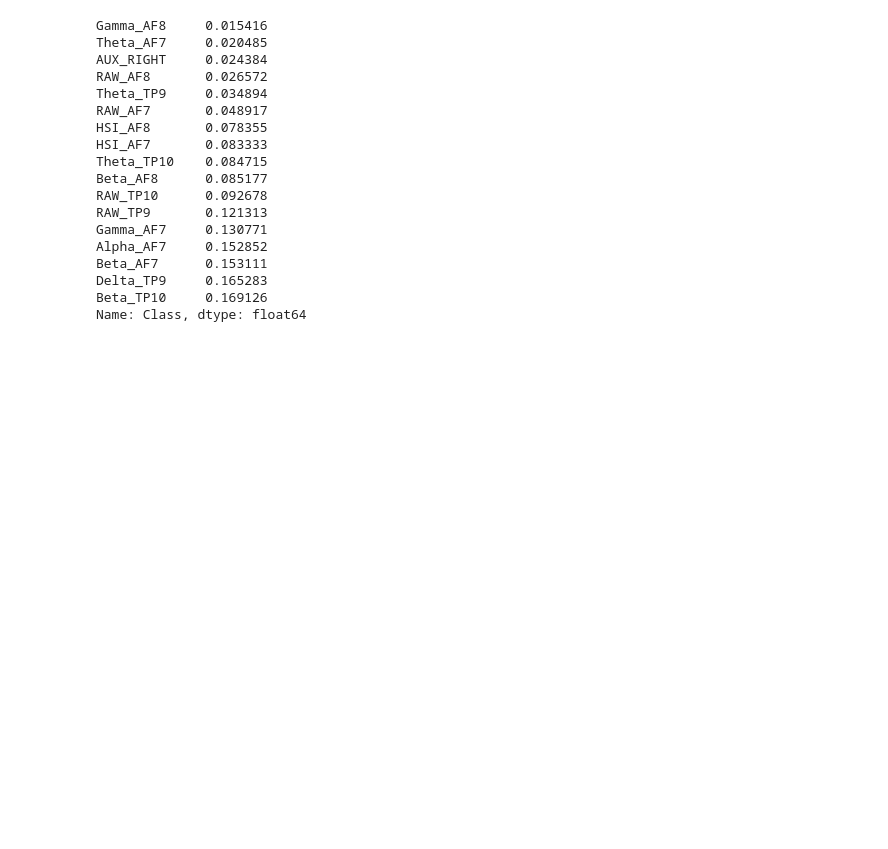
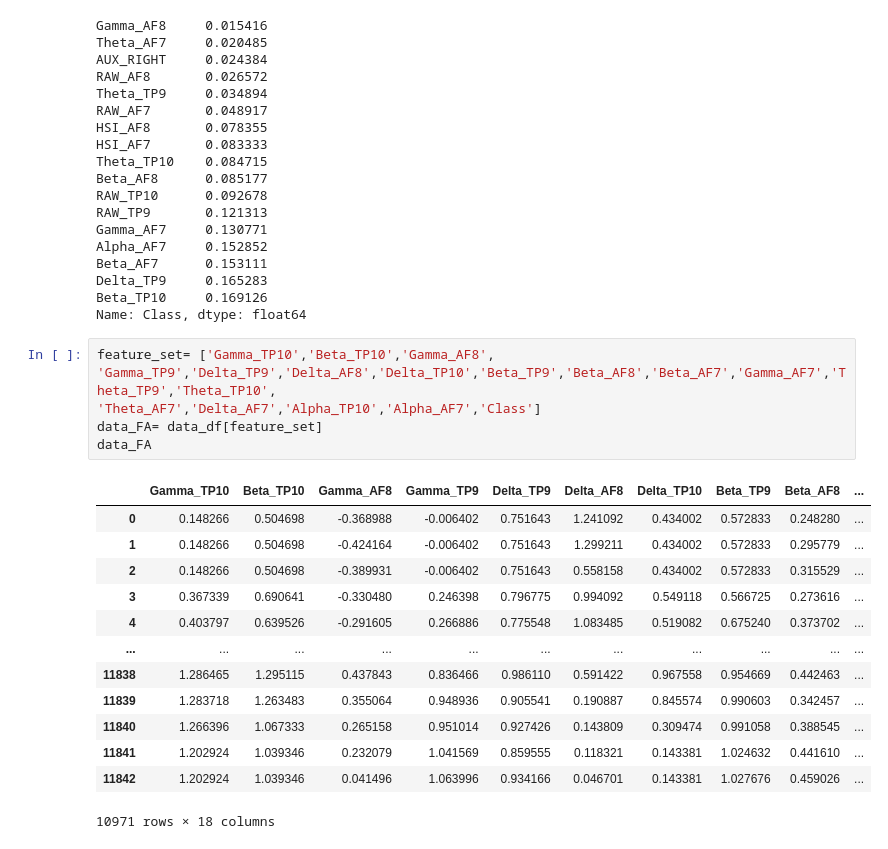
Before and after one commit to Prabha97/NeuroNerds-AdEvaluator, a Jupyter notebook: Praject Codes/featutr_discovering.ipynb, the cells around one changed output. Drawn from its saved outputs; the diff is of its cells as text; blank space fills up the shorter version.

```diff
--- a/Praject Codes/featutr_discovering.ipynb
+++ b/Praject Codes/featutr_discovering.ipynb
@@ -245,3 +279,22 @@ Beta_AF7      0.153111
 Delta_TP9     0.165283
 Beta_TP10     0.169126
 Name: Class, dtype: float64
+# %%
+feature_set= ['Gamma_TP10','Beta_TP10','Gamma_AF8', 'Gamma_TP9','Delta_TP9','Delta_AF8','Delta_TP10','Beta_TP9','Beta_AF8','Beta_AF7','Gamma_AF7','Theta_TP9','Theta_TP10',
+'Theta_AF7','Delta_AF7','Alpha_TP10','Alpha_AF7','Class']
+data_FA= data_df[feature_set]
+data_FA
+# %% [output]
+|  | Gamma_TP10 | Beta_TP10 | Gamma_AF8 | Gamma_TP9 | Delta_TP9 | Delta_AF8 | Delta_TP10 | Beta_TP9 | Beta_AF8 | ... |
+| 0 | 0.148266 | 0.504698 | -0.368988 | -0.006402 | 0.751643 | 1.241092 | 0.434002 | 0.572833 | 0.248280 | ... |
+| 1 | 0.148266 | 0.504698 | -0.424164 | -0.006402 | 0.751643 | 1.299211 | 0.434002 | 0.572833 | 0.295779 | ... |
+| 2 | 0.148266 | 0.504698 | -0.389931 | -0.006402 | 0.751643 | 0.558158 | 0.434002 | 0.572833 | 0.315529 | ... |
+| 3 | 0.367339 | 0.690641 | -0.330480 | 0.246398 | 0.796775 | 0.994092 | 0.549118 | 0.566725 | 0.273616 | ... |
+| 4 | 0.403797 | 0.639526 | -0.291605 | 0.266886 | 0.775548 | 1.083485 | 0.519082 | 0.675240 | 0.373702 | ... |
+| ... | ... | ... | ... | ... | ... | ... | ... | ... | ... | ... |
+| 11838 | 1.286465 | 1.295115 | 0.437843 | 0.836466 | 0.986110 | 0.591422 | 0.967558 | 0.954669 | 0.442463 | ... |
+| 11839 | 1.283718 | 1.263483 | 0.355064 | 0.948936 | 0.905541 | 0.190887 | 0.845574 | 0.990603 | 0.342457 | ... |
+| 11840 | 1.266396 | 1.067333 | 0.265158 | 0.951014 | 0.927426 | 0.143809 | 0.309474 | 0.991058 | 0.388545 | ... |
+| 11841 | 1.202924 | 1.039346 | 0.232079 | 1.041569 | 0.859555 | 0.118321 | 0.143381 | 1.024632 | 0.441610 | ... |
+| 11842 | 1.202924 | 1.039346 | 0.041496 | 1.063996 | 0.934166 | 0.046701 | 0.143381 | 1.027676 | 0.459026 | ... |
+10971 rows × 18 columns
```
Also changed, not shown: parts of 10 cells of this notebook, 9 other files.
